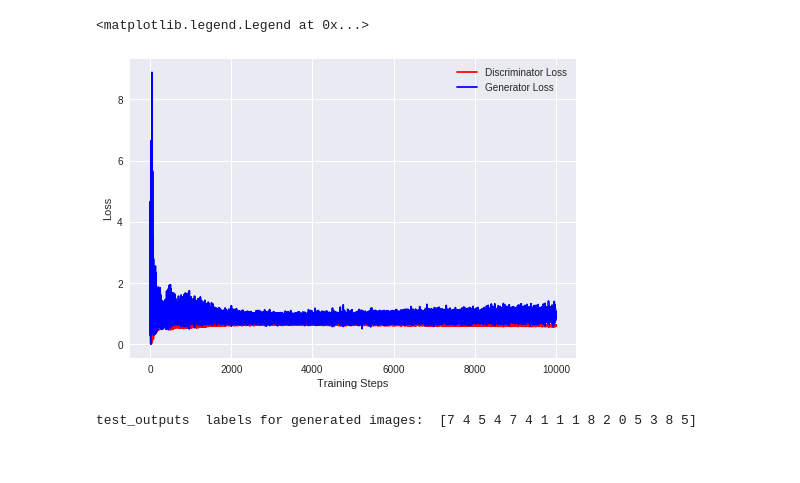
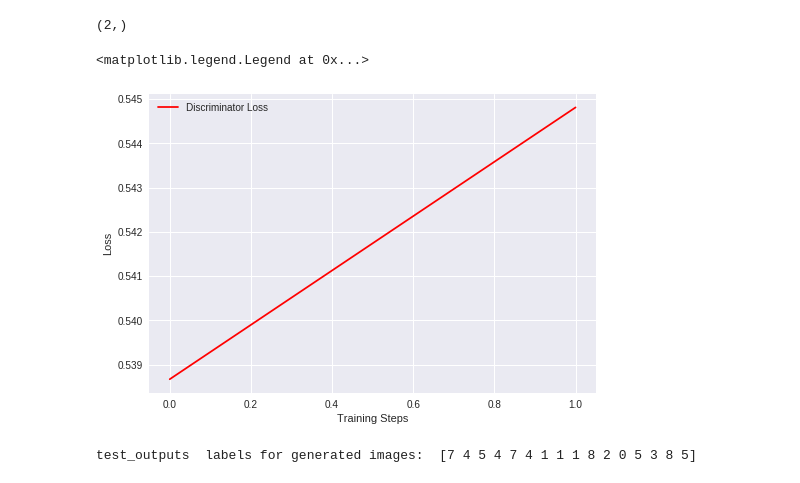
Before and after one commit to Martinpanzy/MLCV-2, a Jupyter notebook: CGAN.ipynb, the cells around one changed output. Saved outputs shown, nothing was run; the diff lists cells and outputs as text; code cells hidden in the pictures.

```diff
--- a/CGAN.ipynb
+++ b/CGAN.ipynb
@@ -411,12 +413,22 @@ cgan_mnist  labels for generated images:  [0 1 2 3 4 5 6 7 8 9 0 1 2 3 4 5]
+# %%
+num = int(60000/200)
+Dloss = np.asarray(D_loss)
+Dl = np.reshape(Dloss, (50,num))
+Dl = np.mean(Dl, axis = 1)
+Gloss = np.asarray(G_loss)
+Gl = np.reshape(Gloss, (50,num))
+Gl = np.mean(Gl, axis = 1)
+# %% [output]
+(2,)
 # %%
-plt.plot(D_loss, 'r-', label = "Discriminator Loss")
-plt.plot(G_loss, 'b-', label = "Generator Loss")
+plt.plot(Dl, 'r-', label = "Discriminator Loss")
+plt.plot(Gloss, 'b-', label = "Generator Loss")
 plt.xlabel("Training Steps")
 plt.ylabel("Loss")
 plt.legend()
 # %% [output]
 <matplotlib.legend.Legend at 0x...>
-[figure, old version]
+[figure, new version]
 # %%
 generator=load_model('cgan_mnist.h5')
 test_generator(generator)
```
Also changed, not shown: parts of 2 cells of this notebook.
